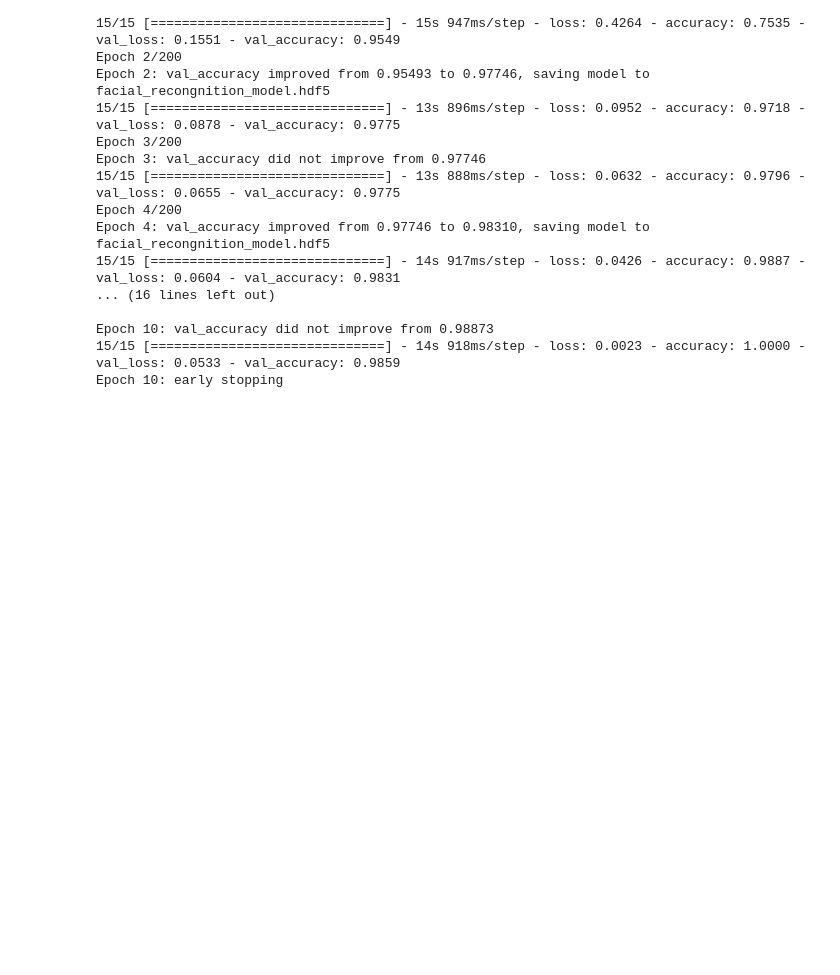
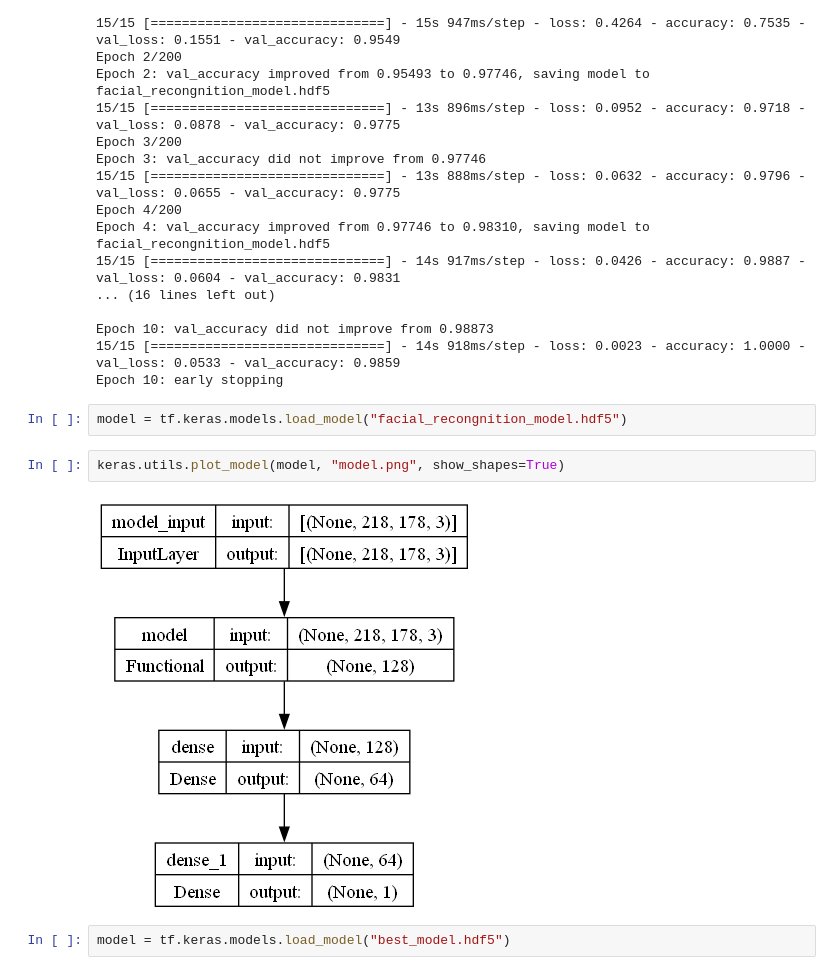
Before and after one commit to Pablo-Pomares/ReconocimientoFacial, a Jupyter notebook: main.ipynb, the cells around one changed output. Saved outputs shown, nothing was run; the diff lists cells and outputs as text; blank space fills up the shorter version.

```diff
--- a/main.ipynb
+++ b/main.ipynb
@@ -267,3 +267,11 @@ Epoch 4: val_accuracy improved from 0.97746 to 0.98310, saving model to facial_r
 Epoch 10: val_accuracy did not improve from 0.98873
 15/15 [==============================] - 14s 918ms/step - loss: 0.0023 - accuracy: 1.0000 - val_loss: 0.0533 - val_accuracy: 0.9859
 Epoch 10: early stopping
+# %%
+model = tf.keras.models.load_model("facial_recongnition_model.hdf5")
+# %%
+keras.utils.plot_model(model, "model.png", show_shapes=True)
+# %% [output]
+[figure, added]
+# %%
+model = tf.keras.models.load_model("best_model.hdf5")
```
Also changed, not shown: parts of 1 cell of this notebook, 5 other files.
